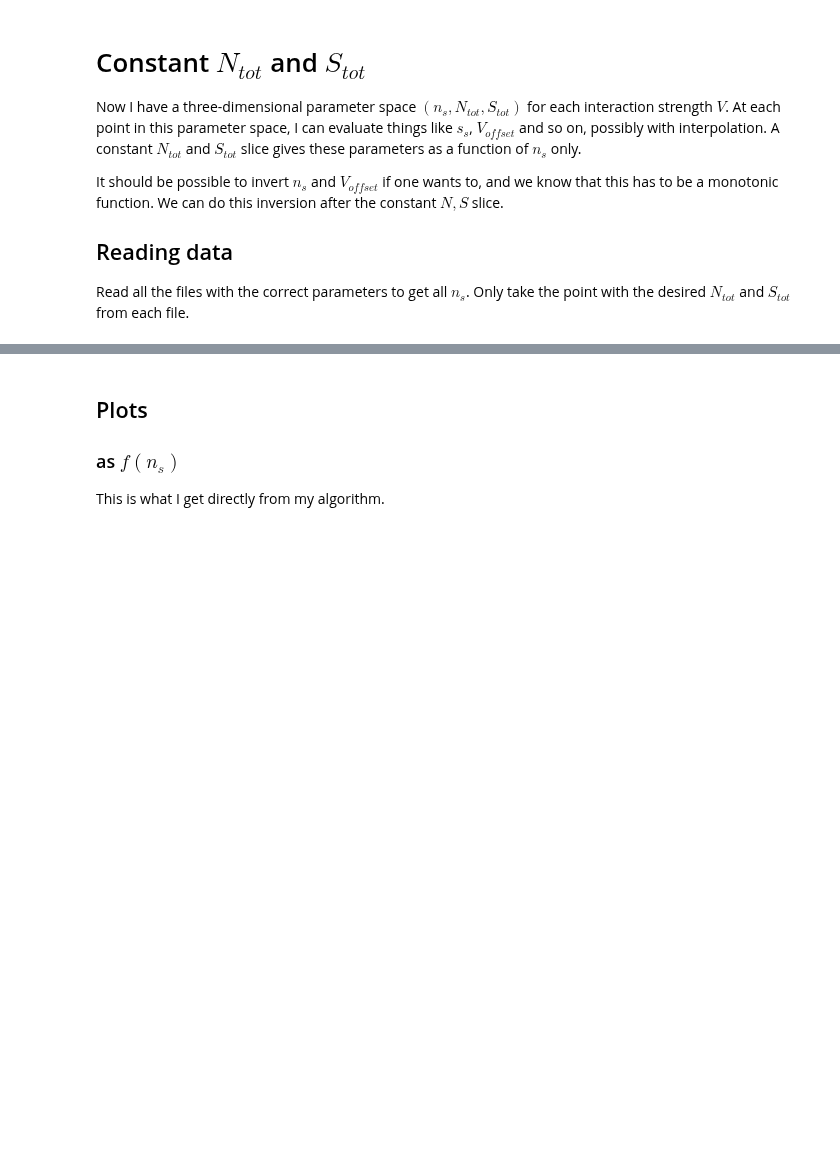
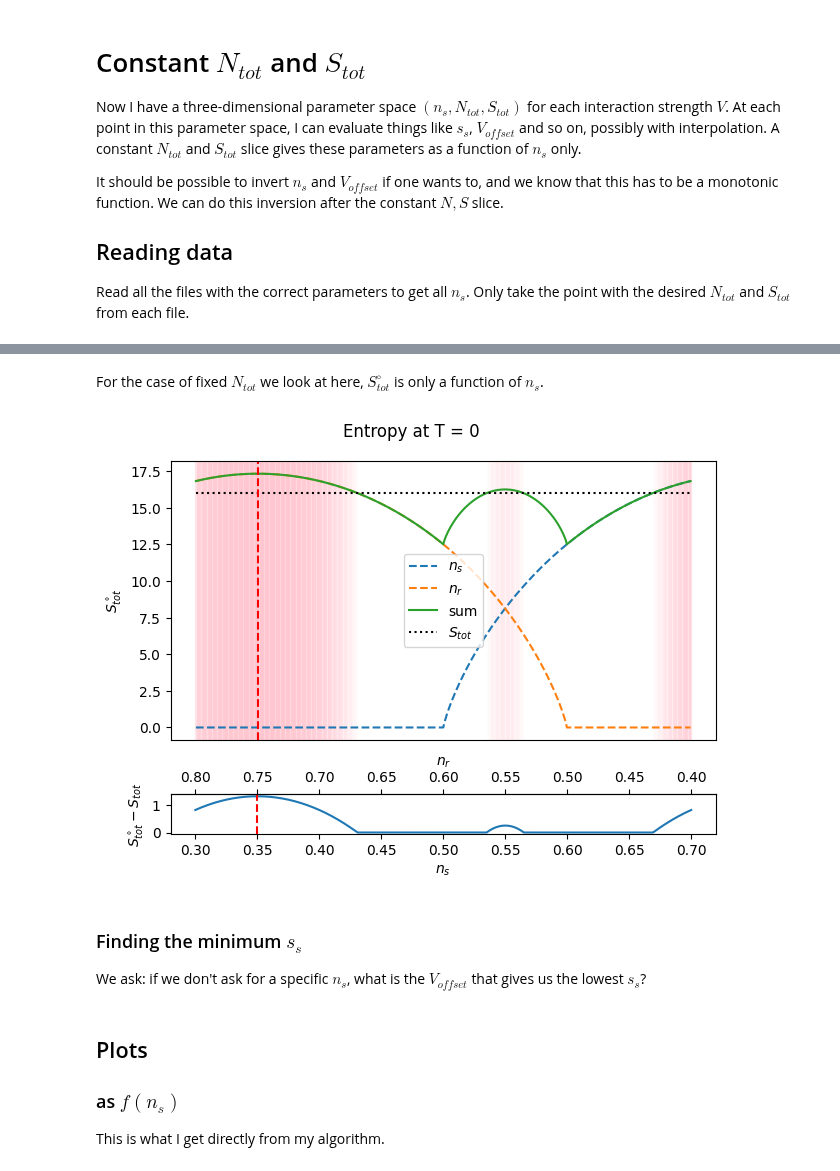
Before and after one commit to Shao-Wen-Chang/E9_constant, a Jupyter notebook: projects/flat_band_cooling/tenpy_results/matching_results_inverters/f3_matching_result_inverter_const_NS.ipynb, the cells around one changed output, grey strips where cells are left out. Saved outputs shown, nothing was run; the diff lists cells and outputs as text; code cells hidden in the pictures; blank space fills up the shorter version.

```diff
--- a/projects/flat_band_cooling/tenpy_results/matching_results_inverters/f3_matching_result_inverter_const_NS.ipynb
+++ b/projects/flat_band_cooling/tenpy_results/matching_results_inverters/f3_matching_result_inverter_const_NS.ipynb
@@ -28,10 +31,13 @@ V_list = np.array([-0.1, 0, 0.1, 0.3, 1.])
 shift = -2
 tp = 1.41421356237
 L_subregion = 25
-Stot = 25.
-Ntot = 60
+Stot = 16.
+Ntot = 55
 str_query = f"Stot == {Stot} & Ntot == {Ntot}"
 str_query = f"Stot == {Stot} & Ntot == {Ntot} & beta >= 0"
+# %%
+ntot = Ntot / 4 / L_subregion   # average filling in the joint system
+n_s_halfnr = 2 * ntot - 0.75
 # %%
 df_invert_list = []
 good_list = []
@@ -74,0 +94,7 @@ We ask: if we don't ask for a specific $n_s$, what is the $V_{offset}$ that give
+# %%
+def S_flat(n, L):
+    n_f = np.maximum(0., 2 * n - 1.)     # density in the flat band at T = 0
+    S = -L * ((1 - n_f) * np.log(1 - n_f) + n_f * np.log(n_f))
+    return np.where(np.isnan(S), 0., S)
+# %% [markdown]
+For the case of fixed $N_{tot}$ we look at here, $S_{tot}^\circ$ is only a function of $n_s$.
@@ -75 +106,32 @@ We ask: if we don't ask for a specific $n_s$, what is the $V_{offset}$ that give
+# %%
+n_s_all = np.linspace(0.3, 0.7, 401)
+n_r_all = (2 * ntot - n_s_all)
+S_zeroT_all = S_zeroT(n_s_all, L_subregion, Ntot)
+S_excess = np.maximum(S_zeroT_all - Stot, 0.)
+
+fig_S, (ax_S, ax_S_excess) = plt.subplots(2, 1, height_ratios = (7, 1))
+ax_S.plot(n_s_all, S_flat(n_s_all, L_subregion), ls = "--", label = r"$n_s$")
+ax_S.plot(n_s_all, S_flat(n_r_all, L_subregion), ls = "--", label = r"$n_r$")
+ax_S.plot(n_s_all, S_zeroT_all, label = "sum")
+ax_S.plot(n_s_all, np.full_like(n_s_all, Stot), ls = ":", color = "k", label = r"$S_{tot}$")
+ax_S.legend()
+ax_S.set_xticks([])
+ax_S.set_ylabel(r"$S_{tot}^\circ$")
+ax_S.axvline(n_s_halfnr, color = "r", ls = "--")
+util.add_shades(ax_S, S_excess / np.max(S_excess), n_s_all, alpha = 0.5, color = "pink")
+
+ax_S_excess.plot(n_s_all, S_excess)
+ax_S_excess.axvline(n_s_halfnr, color = "r", ls = "--")
+ax_S_excess.set_xlabel(r"$n_s$")
+ax_S_excess.set_ylabel(r"$S_{tot}^\circ - S_{tot}$")
+ryax = ax_S_excess.secondary_xaxis('top', functions = (lambda x: 2 * ntot - x, lambda x: 2 * ntot - x))
+ryax.set_xlabel(r"$n_r$")
+
+fig_S.suptitle("Entropy at T = 0")
+fig_S.tight_layout()
+# %% [output]
+[figure, added]
+# %% [markdown]
+### Finding the minimum $s_s$
+We ask: if we don't ask for a specific $n_s$, what is the $V_{offset}$ that gives us the lowest $s_s$?
 # %%
```
Also changed, not shown: parts of 7 cells of this notebook, 7 other files.
